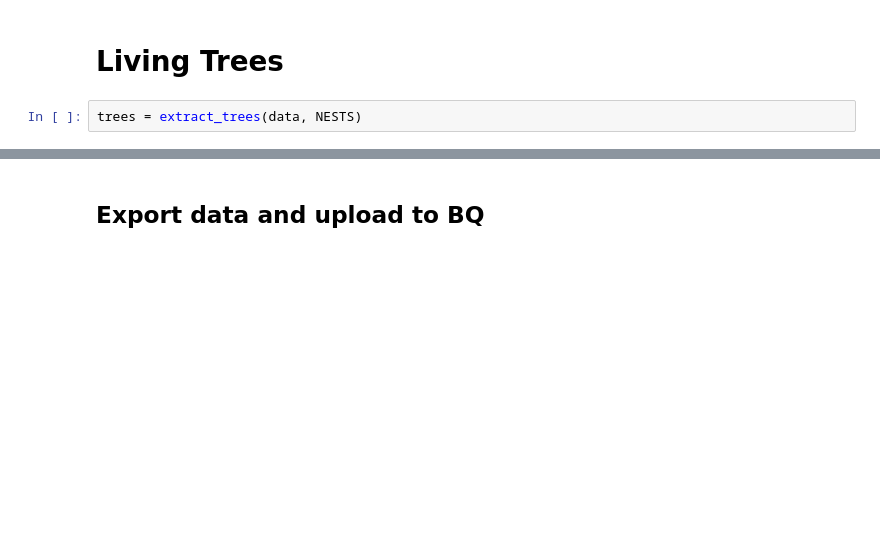
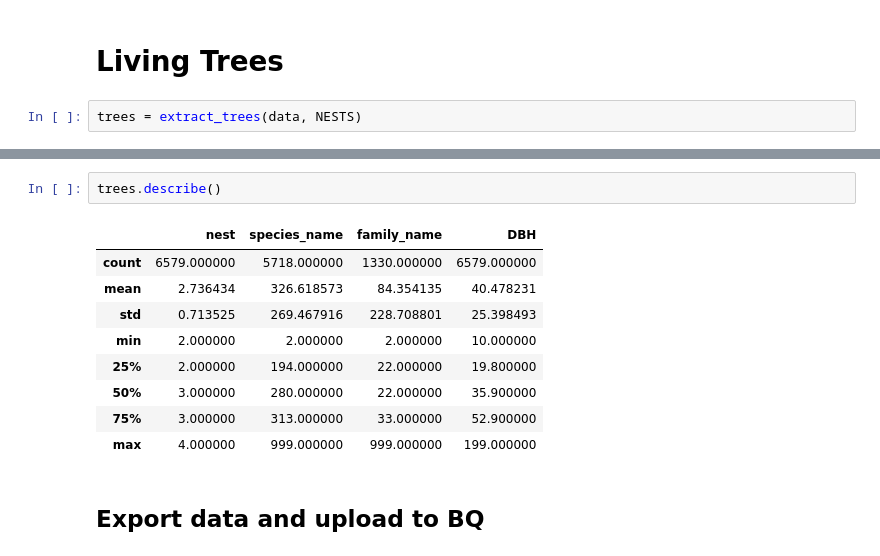
Before and after one commit to rnvllflores/ERRCalculator, a Jupyter notebook: notebooks/01_biomass_inventory/01_export_load.ipynb, the cells around one changed output, grey strips where cells are left out. Saved outputs shown, nothing was run; the diff lists cells and outputs as text; blank space fills up the shorter version.

```diff
--- a/notebooks/01_biomass_inventory/01_export_load.ipynb
+++ b/notebooks/01_biomass_inventory/01_export_load.ipynb
@@ -164,3 +190,15 @@ trees.info(), trees.head(2)
+# %%
+trees.describe()
+# %% [output]
+|  | nest | species_name | family_name | DBH |
+| count | 6579.000000 | 5718.000000 | 1330.000000 | 6579.000000 |
+| mean | 2.736434 | 326.618573 | 84.354135 | 40.478231 |
+| std | 0.713525 | 269.467916 | 228.708801 | 25.398493 |
+| min | 2.000000 | 2.000000 | 2.000000 | 10.000000 |
+| 25% | 2.000000 | 194.000000 | 22.000000 | 19.800000 |
+| 50% | 3.000000 | 280.000000 | 22.000000 | 35.900000 |
+| 75% | 3.000000 | 313.000000 | 33.000000 | 52.900000 |
+| max | 4.000000 | 999.000000 | 999.000000 | 199.000000 |
 # %% [markdown]
 ## Export data and upload to BQ
 # %%
```
Also changed, not shown: parts of 17 cells of this notebook, 2 other files.
